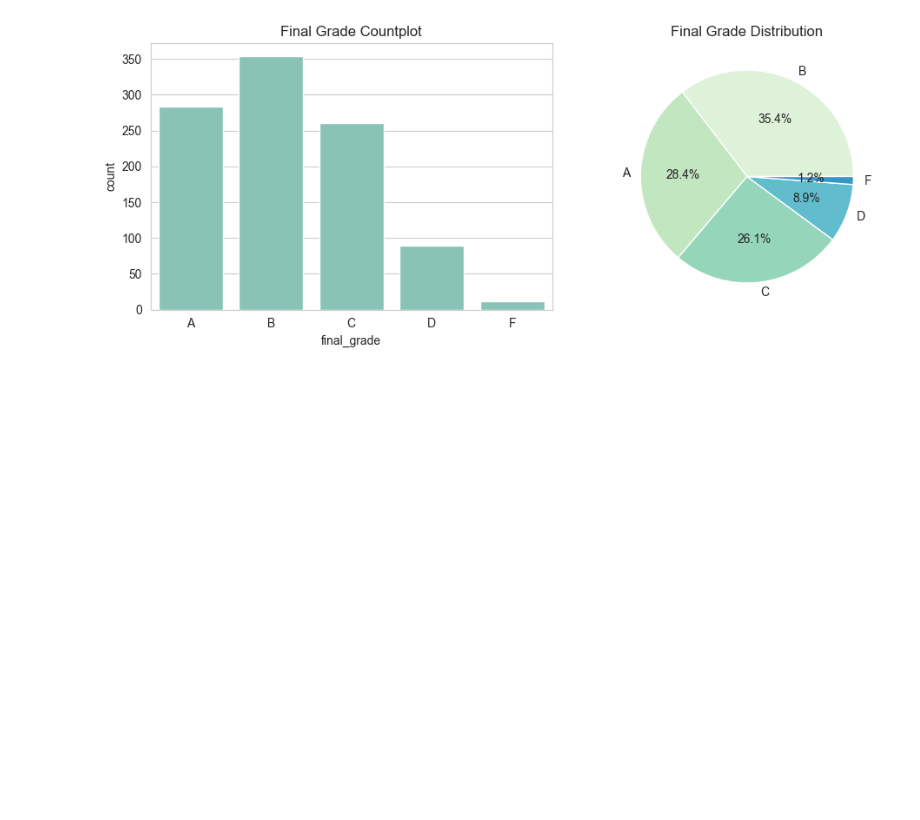
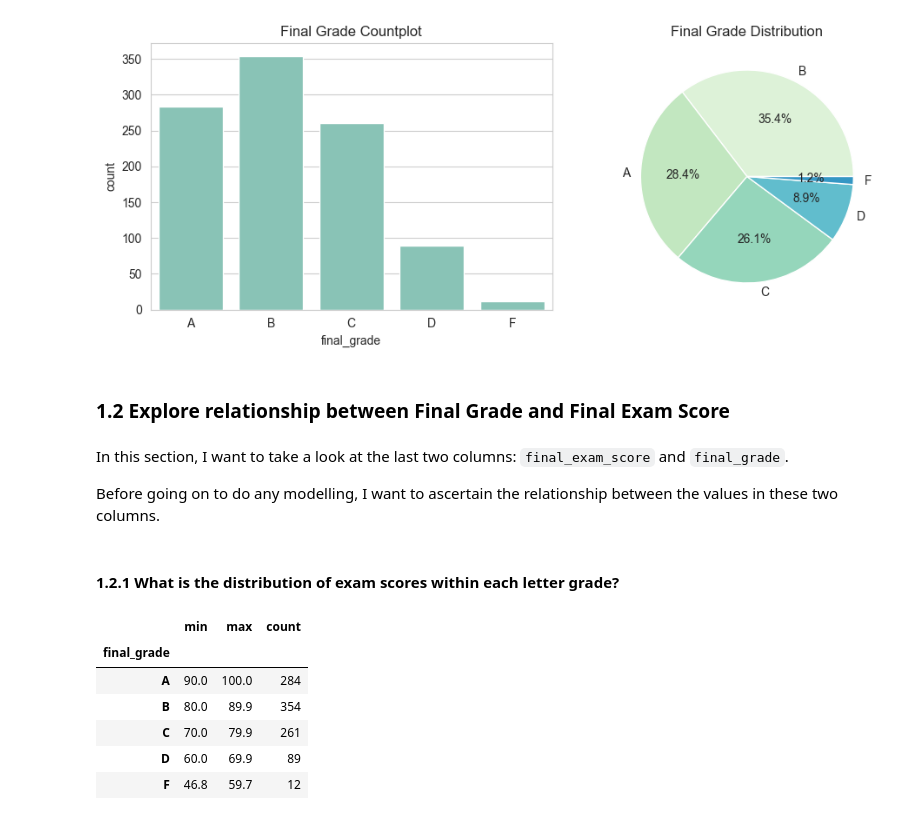
Before and after one commit to elhope23/student-performance-analysis, a Jupyter notebook: jupyter_notebooks/Stage2-Visualisation.ipynb, the cells around one changed output. Saved outputs shown, nothing was run; the diff lists cells and outputs as text; code cells hidden in the pictures; blank space fills up the shorter version.

```diff
--- a/jupyter_notebooks/Stage2-Visualisation.ipynb
+++ b/jupyter_notebooks/Stage2-Visualisation.ipynb
@@ -226,3 +226,24 @@ axes[1].set_title("Final Grade Distribution")
 plt.show()
 # %% [output]
 [figure]
+# %% [markdown]
+### **1.2 Explore relationship between Final Grade and Final Exam Score**
+# %% [markdown]
+In this section, I want to take a look at the last two columns: `final_exam_score` and `final_grade`.
+
+Before going on to do any modelling, I want to ascertain the relationship between the values in these two columns.
+# %% [markdown]
+#### **1.2.1 What is the distribution of exam scores within each letter grade?**
+# %%
+# Inspect the score ranges for each letter grade
+df_vis.groupby("final_grade")["final_exam_score"].agg(
+    ["min", "max", "count"]
+)
+# %% [output]
+|  | min | max | count |
+| final_grade |  |  |  |
+| A | 90.0 | 100.0 | 284 |
+| B | 80.0 | 89.9 | 354 |
+| C | 70.0 | 79.9 | 261 |
+| D | 60.0 | 69.9 | 89 |
+| F | 46.8 | 59.7 | 12 |
```
Also changed, not shown: parts of 21 cells of this notebook.
